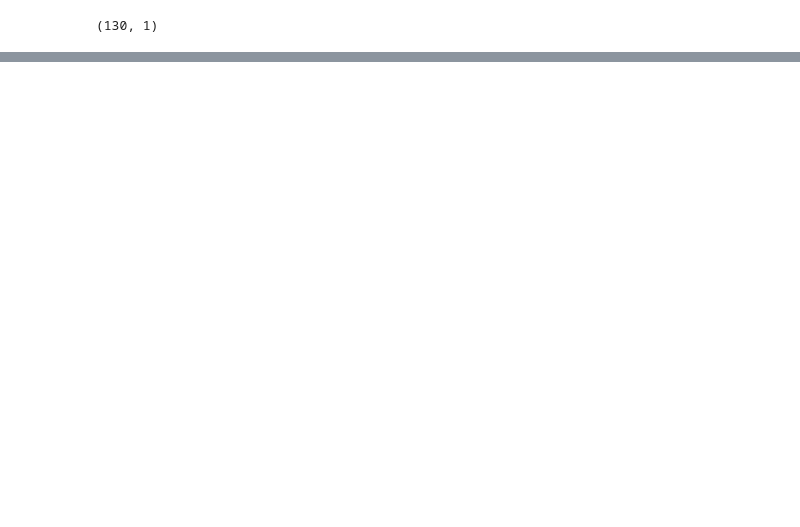
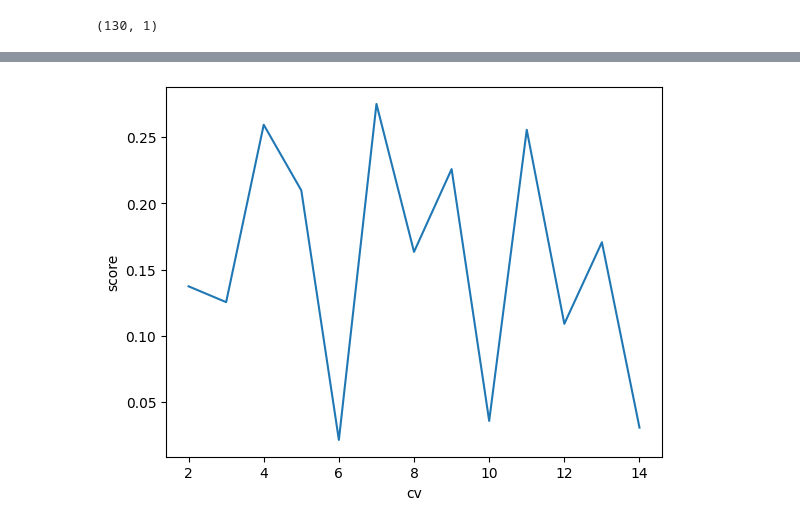
Before and after one commit to saptarshipal1/ipl_dataset2013, a Jupyter notebook: data/ipl_2013 copy_1.0.ipynb, the cells around one changed output, grey strips where cells are left out. Cells and saved outputs as stored; diff of their text form; code cells hidden in the pictures; blank space fills up the shorter version.

```diff
--- a/data/ipl_2013 copy_1.0.ipynb
+++ b/data/ipl_2013 copy_1.0.ipynb
@@ -336,0 +354,14 @@ Feature names seen at fit time, yet now missing:
+# %%
+
+selected_model = SGDRegressor()
+selected_model.fit(X_train_sc,y_train_sc)
+y_predict = pd.DataFrame(selected_model.predict(X_test_sc))
+
+#print(X_train_sc.shape,y_train_sc.shape,y_predict.shape)
+
+predictions = scaler.inverse_transform(y_predict)
+predictions = pd.DataFrame(predictions)
+#print(type(predictions),type(y_test))
+pred_comparison = pd.concat([predictions,y_test],axis =1)
+
+print(pred_comparison)
@@ -336,0 +386,11 @@ Feature names seen at fit time, yet now missing:
+# %%
+sc = []
+
+for i in range(2,15):
+
+    cv_score = cross_val_score(selected_model,X_train_sc,y_train,cv=i)
+    sc.append({'cv':i,'score':cv_score.mean()})
+
+cv_score_df = pd.DataFrame(sc).sort_values(by='score',ascending=False, ignore_index= True)
+print(cv_score_df)
+print("\nThe cv with the best score is "+str(cv_score_df.iloc[0,0]))
@@ -336,0 +414,5 @@ Feature names seen at fit time, yet now missing:
+# %%
+sns.lineplot(x=cv_score_df['cv'],y=cv_score_df['score'])
+plt.show()
+# %% [output]
+[figure, added]
```
Also changed, not shown: parts of 19 cells of this notebook.
